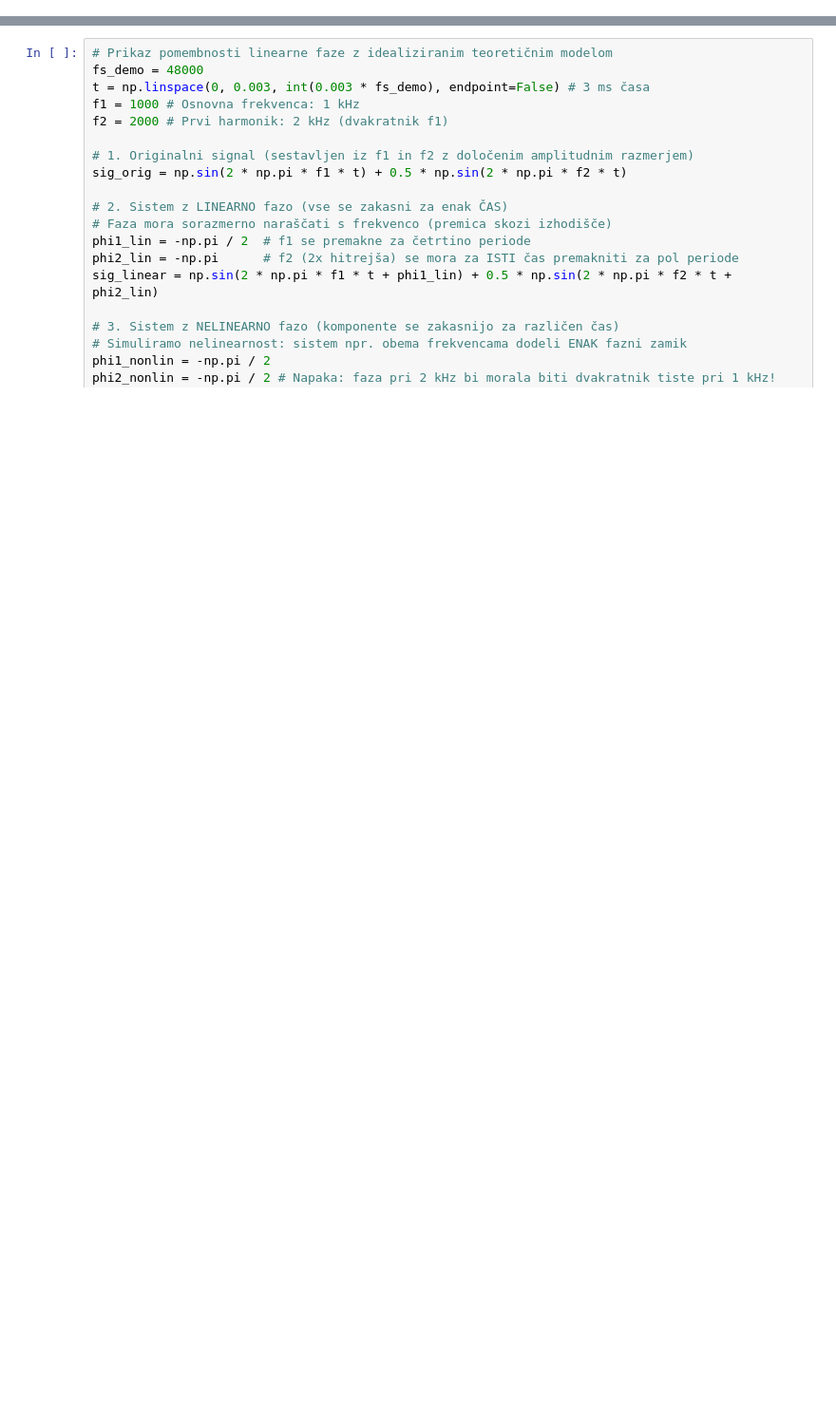
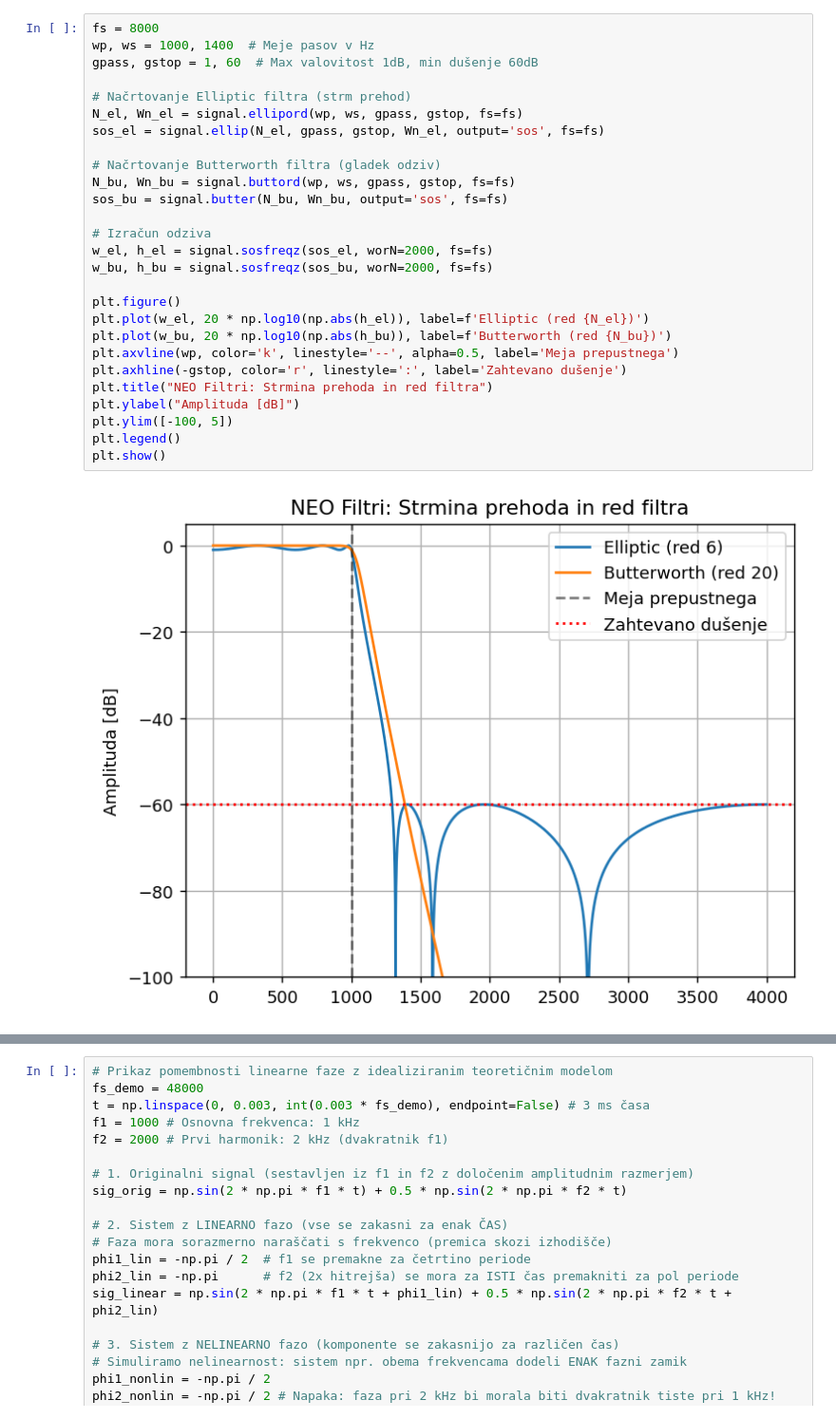
Before and after one commit to LAPSyLAB/DSP_Python_notes_and_examples, a Jupyter notebook: Predavanja/06_Digitalni_filtri_FIR_IIR/06_Digitalni_filtri_FIR_IIR.ipynb, the cells around one changed output, grey strips where cells are left out. Shown at 95% size. Saved outputs shown, nothing was run; the diff lists cells and outputs as text; blank space fills up the shorter version.

```diff
--- a/Predavanja/06_Digitalni_filtri_FIR_IIR/06_Digitalni_filtri_FIR_IIR.ipynb
+++ b/Predavanja/06_Digitalni_filtri_FIR_IIR/06_Digitalni_filtri_FIR_IIR.ipynb
@@ -164,0 +157,29 @@ plt.show()
+# %%
+fs = 8000
+wp, ws = 1000, 1400  # Meje pasov v Hz
+gpass, gstop = 1, 60  # Max valovitost 1dB, min dušenje 60dB
+
+# Načrtovanje Elliptic filtra (strm prehod)
+N_el, Wn_el = signal.ellipord(wp, ws, gpass, gstop, fs=fs)
+sos_el = signal.ellip(N_el, gpass, gstop, Wn_el, output='sos', fs=fs)
+
+# Načrtovanje Butterworth filtra (gladek odziv)
+N_bu, Wn_bu = signal.buttord(wp, ws, gpass, gstop, fs=fs)
+sos_bu = signal.butter(N_bu, Wn_bu, output='sos', fs=fs)
+
+# Izračun odziva
+w_el, h_el = signal.sosfreqz(sos_el, worN=2000, fs=fs)
+w_bu, h_bu = signal.sosfreqz(sos_bu, worN=2000, fs=fs)
+
+plt.figure()
+plt.plot(w_el, 20 * np.log10(np.abs(h_el)), label=f'Elliptic (red {N_el})')
+plt.plot(w_bu, 20 * np.log10(np.abs(h_bu)), label=f'Butterworth (red {N_bu})')
+plt.axvline(wp, color='k', linestyle='--', alpha=0.5, label='Meja prepustnega')
+plt.axhline(-gstop, color='r', linestyle=':', label='Zahtevano dušenje')
+plt.title("NEO Filtri: Strmina prehoda in red filtra")
+plt.ylabel("Amplituda [dB]")
+plt.ylim([-100, 5])
+plt.legend()
+plt.show()
+# %% [output]
+[figure, added]
```
Also changed, not shown: parts of 35 cells of this notebook.
